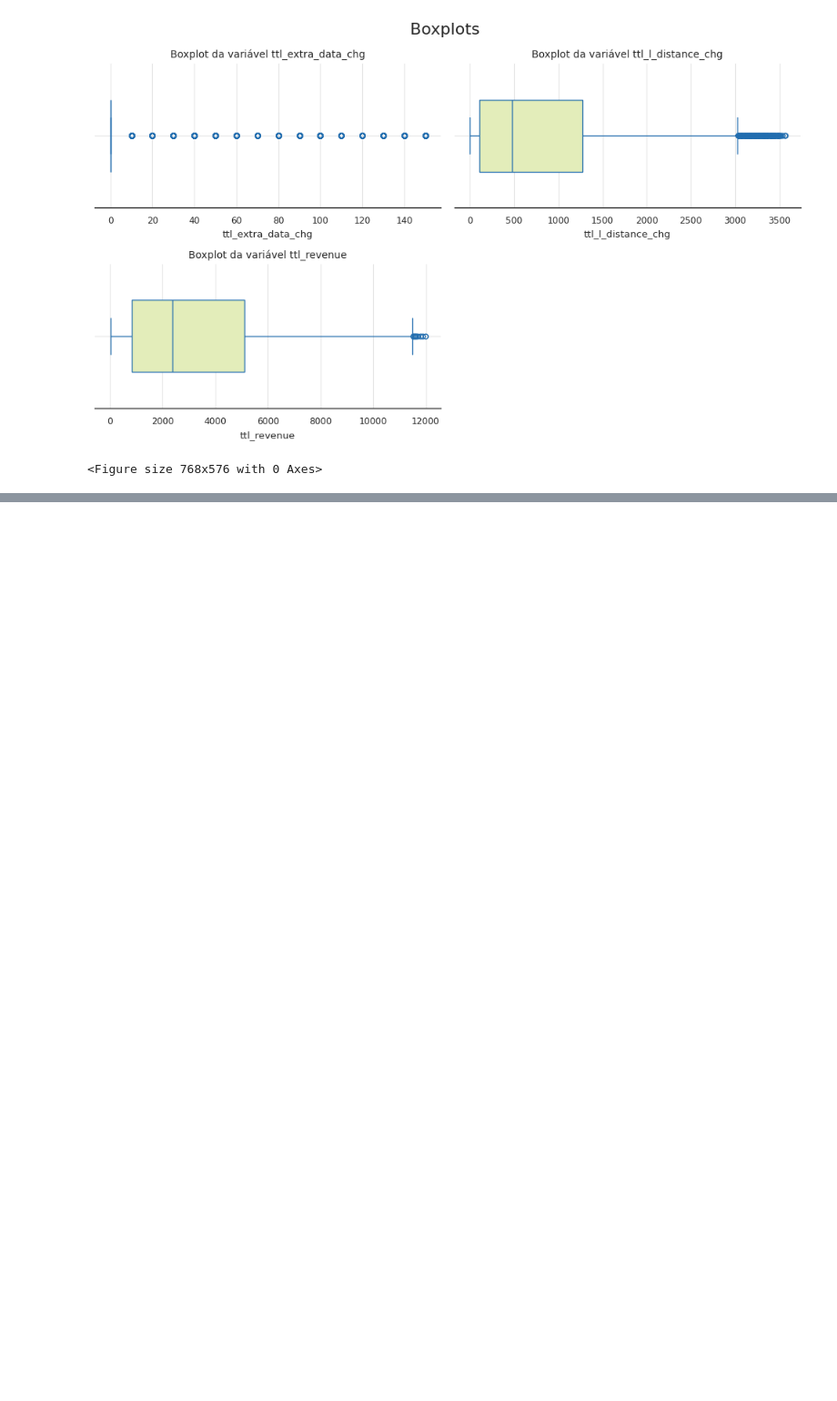
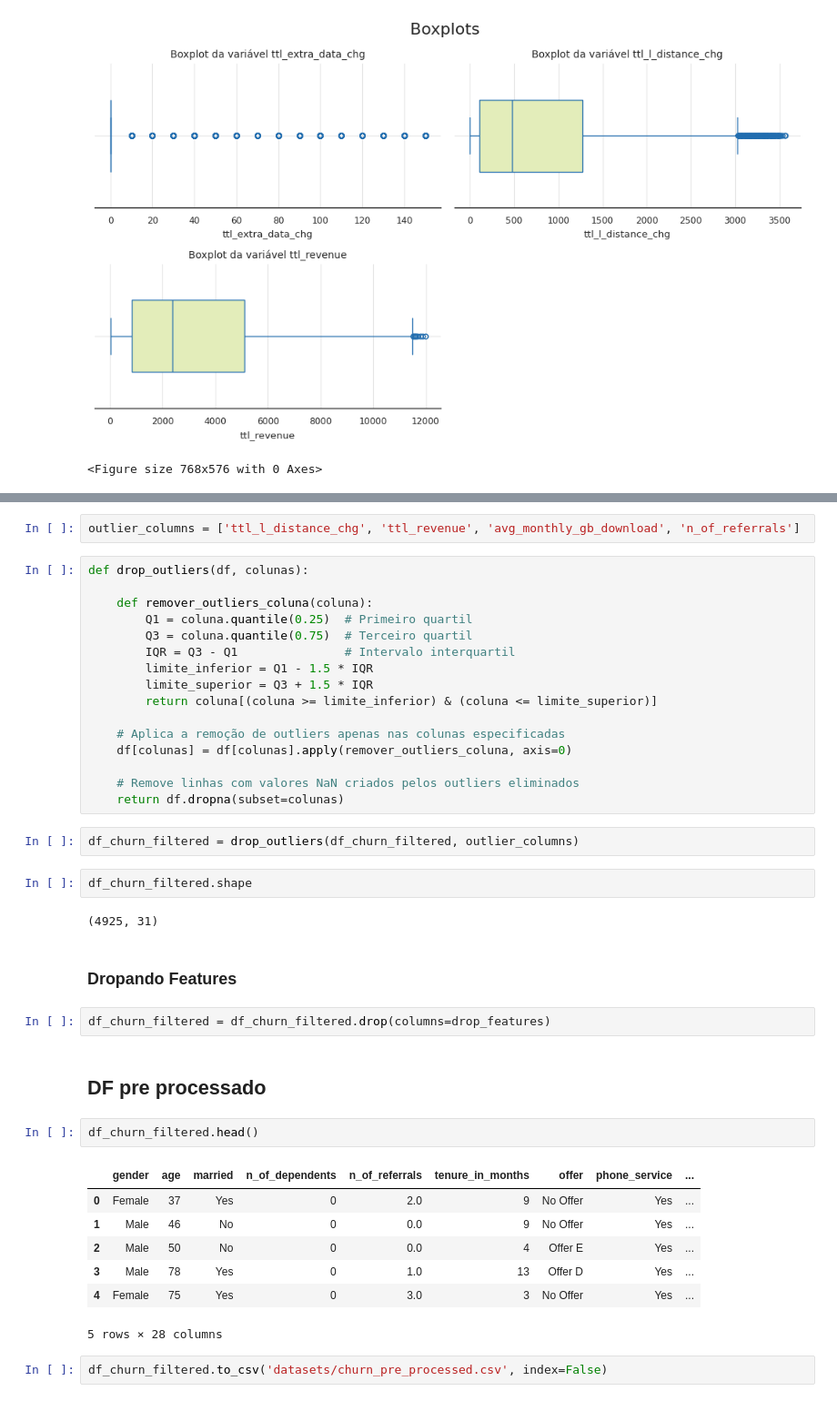
Before and after one commit to MariaPaulaAndrade/projeto-machine-learning-II, a Jupyter notebook: churn_analisys.ipynb, the cells around one changed output, grey strips where cells are left out. Shown at 91% size. Drawn from its saved outputs; the diff is of its cells as text; blank space fills up the shorter version.

Commit message:
Dataset pre processado

```diff
--- a/churn_analisys.ipynb
+++ b/churn_analisys.ipynb
@@ -255,0 +268,42 @@ VisualizationFunctions.outliers_plot(df_churn_filtered, num_features_4)
+# %%
+outlier_columns = ['ttl_l_distance_chg', 'ttl_revenue', 'avg_monthly_gb_download', 'n_of_referrals']
+# %%
+def drop_outliers(df, colunas):
+
+    def remover_outliers_coluna(coluna):
+        Q1 = coluna.quantile(0.25)  # Primeiro quartil
+        Q3 = coluna.quantile(0.75)  # Terceiro quartil
+        IQR = Q3 - Q1               # Intervalo interquartil
+        limite_inferior = Q1 - 1.5 * IQR
+        limite_superior = Q3 + 1.5 * IQR
+        return coluna[(coluna >= limite_inferior) & (coluna <= limite_superior)]
+
+    # Aplica a remoção de outliers apenas nas colunas especificadas
+    df[colunas] = df[colunas].apply(remover_outliers_coluna, axis=0)
+
+    # Remove linhas com valores NaN criados pelos outliers eliminados
+    return df.dropna(subset=colunas)
+# %%
+df_churn_filtered = drop_outliers(df_churn_filtered, outlier_columns)
+# %%
+df_churn_filtered.shape
+# %% [output]
+(4925, 31)
+# %% [markdown]
+### Dropando Features
+# %%
+df_churn_filtered = df_churn_filtered.drop(columns=drop_features)
+# %% [markdown]
+## DF pre processado
+# %%
+df_churn_filtered.head()
+# %% [output]
+|  | gender | age | married | n_of_dependents | n_of_referrals | tenure_in_months | offer | phone_service | ... |
+| 0 | Female | 37 | Yes | 0 | 2.0 | 9 | No Offer | Yes | ... |
+| 1 | Male | 46 | No | 0 | 0.0 | 9 | No Offer | Yes | ... |
+| 2 | Male | 50 | No | 0 | 0.0 | 4 | Offer E | Yes | ... |
+| 3 | Male | 78 | Yes | 0 | 1.0 | 13 | Offer D | Yes | ... |
+| 4 | Female | 75 | Yes | 0 | 3.0 | 3 | No Offer | Yes | ... |
+5 rows × 28 columns
+# %%
+df_churn_filtered.to_csv('datasets/churn_pre_processed.csv', index=False)
```
Also changed, not shown: parts of 6 cells of this notebook, 2 other files.
